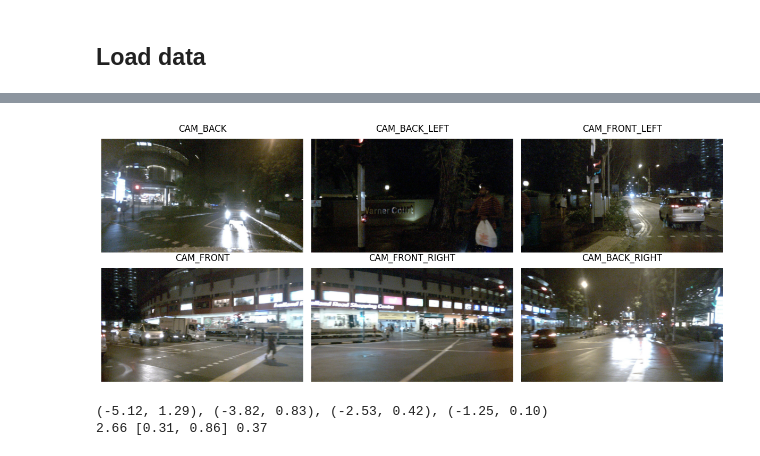
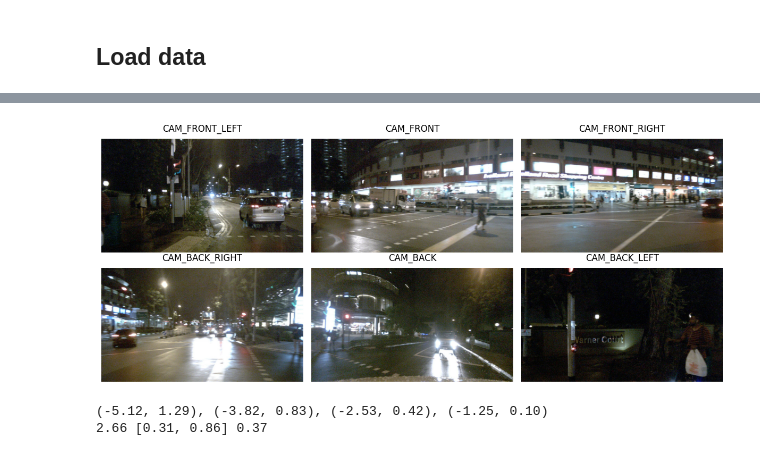
Before and after one commit to TAMU-CVRL/NaviDrive, a Jupyter notebook: demo_wo_train.ipynb, the cells around one changed output, grey strips where cells are left out. Drawn from its saved outputs; the diff is of its cells as text; code cells hidden in the pictures.

```diff
--- a/demo_wo_train.ipynb
+++ b/demo_wo_train.ipynb
@@ -99,11 +100,21 @@ velocity: tensor([2.5761, 2.6343, 2.5898, 2.5516, 2.6645]), acceleration: tensor
 # Process images
 current_images = raw_images[-1]  # [6, 3, H, W]
 pil_images = []
-for i in range(current_images.shape[0]):
+new_order = [2, 3, 4, 5, 0, 1]
+for i in new_order:
     img_np = current_images[i].permute(1, 2, 0).cpu().numpy() # H, W, 3
     img_pil = Image.fromarray(img_np)
     img_pil = resize_long_edge(img_pil, 512)
     pil_images.append(img_pil)
+
+pil_past_images = []
+past_images = raw_images[-3]
+for i in new_order:
+    img_np = past_images[i].permute(1, 2, 0).cpu().numpy() # H, W, 3
+    img_pil = Image.fromarray(img_np)
+    img_pil = resize_long_edge(img_pil, 1024)
+    pil_past_images.append(img_pil)
+
 # Prepare waypoint prompt
 pts = pre_waypoints.cpu().numpy().tolist()
 wp_strings = [f"({pt[0]:.2f}, {pt[1]:.2f})" for pt in pts]
@@ -113,3 +124,17 @@ vel_val = round(velocity[-1].item(), 2)
 acc_val = [round(float(a), 2) for a in acceleration[-1]] # [ax, ay]
 yr_val = round(yaw_rate[-1].item(), 2)
 high_level_command = None  # Placeholder for high-level command
+# %%
+camera_names = ["CAM_FRONT_LEFT", "CAM_FRONT", "CAM_FRONT_RIGHT", "CAM_BACK_RIGHT", "CAM_BACK", "CAM_BACK_LEFT"]
+
+fig, axes = plt.subplots(2, 3, figsize=(12, 8))
+
+for i, ax in enumerate(axes.flat):
+    if i < len(pil_past_images):
+        ax.imshow(pil_past_images[i])
+        ax.set_title(camera_names[i], fontsize=12, pad=10)
+    ax.axis('off')
+
+plt.tight_layout()
+plt.subplots_adjust(top=0.7)
+plt.show()
@@ -116,19 +143,19 @@ high_level_command = None  # Placeholder for high-level command
 # %%
-camera_names = ["CAM_BACK", "CAM_BACK_LEFT", "CAM_FRONT_LEFT", "CAM_FRONT", "CAM_FRONT_RIGHT", "CAM_BACK_RIGHT"]
+camera_names = ["CAM_FRONT_LEFT", "CAM_FRONT", "CAM_FRONT_RIGHT", "CAM_BACK_RIGHT", "CAM_BACK", "CAM_BACK_LEFT"]
 
 fig, axes = plt.subplots(2, 3, figsize=(12, 8))
 
 for i, ax in enumerate(axes.flat):
     if i < len(pil_images):
         ax.imshow(pil_images[i])
         ax.set_title(camera_names[i], fontsize=12, pad=10)
     ax.axis('off')
 
 plt.tight_layout()
 plt.subplots_adjust(top=0.7)
 plt.show()
 # %% [output]
-[figure, old version]
+[figure, new version]
 # %%
 print(wp_past)
 print(vel_val, acc_val, yr_val)
```
Also changed, not shown: parts of 15 cells of this notebook, 7 other files.
